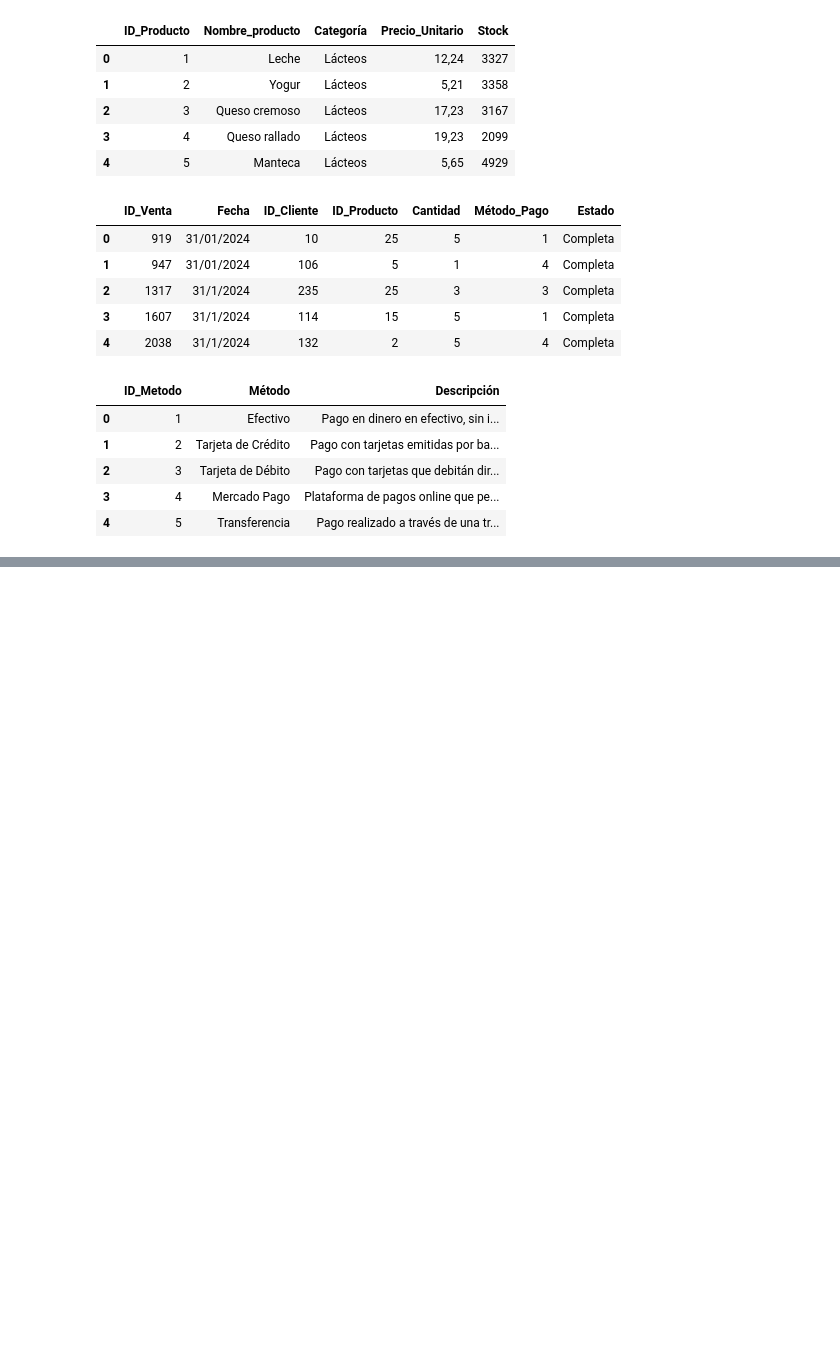
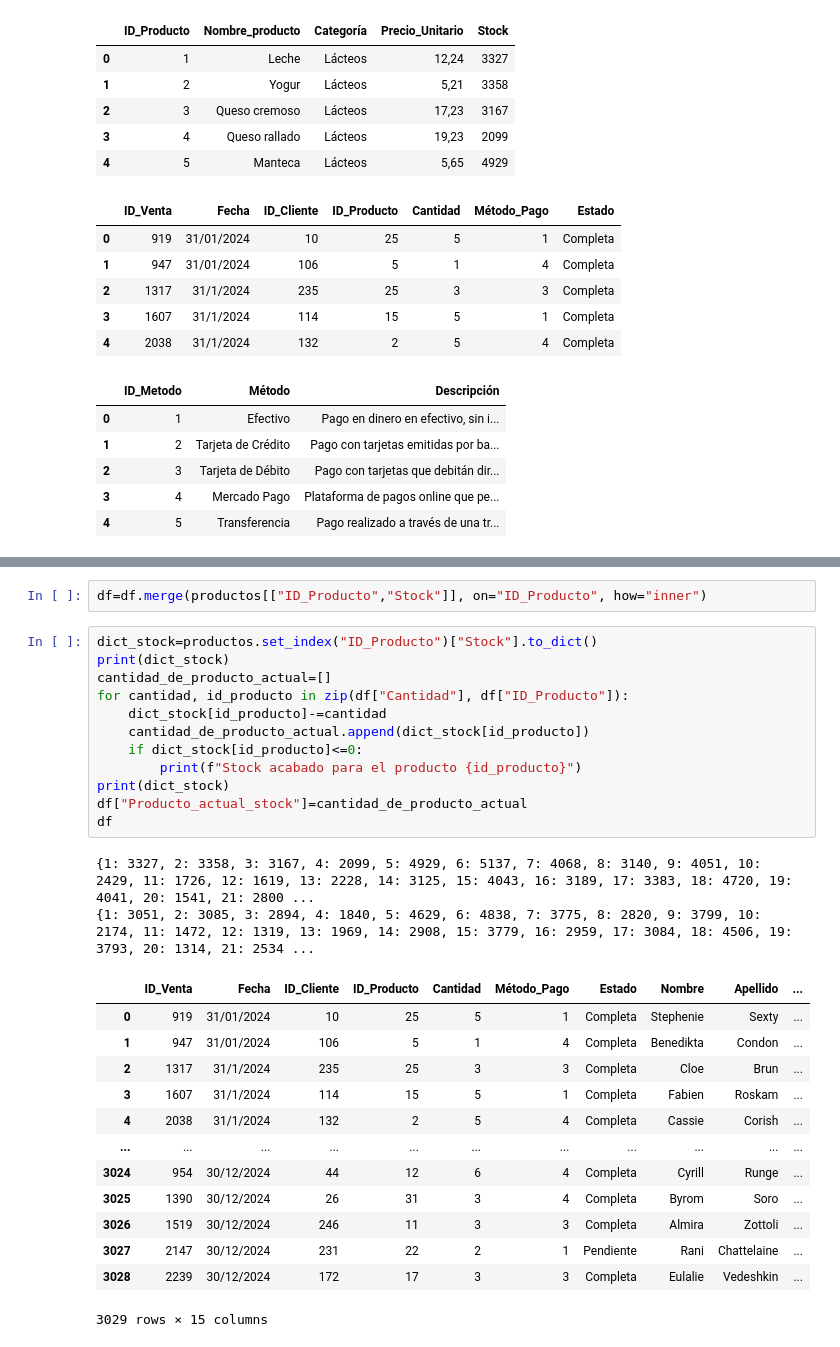
Before and after one commit to alan1x/Proyecto_SF_LKR, a Jupyter notebook: codes/principal.ipynb, the cells around one changed output, grey strips where cells are left out. Saved outputs shown, nothing was run; the diff lists cells and outputs as text; blank space fills up the shorter version.

```diff
--- a/codes/principal.ipynb
+++ b/codes/principal.ipynb
@@ -44,0 +70,30 @@ display(metodos_pago.head())
+# %%
+df=df.merge(productos[["ID_Producto","Stock"]], on="ID_Producto", how="inner")
+# %%
+dict_stock=productos.set_index("ID_Producto")["Stock"].to_dict()
+print(dict_stock)
+cantidad_de_producto_actual=[]
+for cantidad, id_producto in zip(df["Cantidad"], df["ID_Producto"]):
+    dict_stock[id_producto]-=cantidad
+    cantidad_de_producto_actual.append(dict_stock[id_producto])
+    if dict_stock[id_producto]<=0:
+        print(f"Stock acabado para el producto {id_producto}")
+print(dict_stock)
+df["Producto_actual_stock"]=cantidad_de_producto_actual
+df
+# %% [output]
+{1: 3327, 2: 3358, 3: 3167, 4: 2099, 5: 4929, 6: 5137, 7: 4068, 8: 3140, 9: 4051, 10: 2429, 11: 1726, 12: 1619, 13: 2228, 14: 3125, 15: 4043, 16: 3189, 17: 3383, 18: 4720, 19: 4041, 20: 1541, 21: 2800 ...
+{1: 3051, 2: 3085, 3: 2894, 4: 1840, 5: 4629, 6: 4838, 7: 3775, 8: 2820, 9: 3799, 10: 2174, 11: 1472, 12: 1319, 13: 1969, 14: 2908, 15: 3779, 16: 2959, 17: 3084, 18: 4506, 19: 3793, 20: 1314, 21: 2534 ...
+|  | ID_Venta | Fecha | ID_Cliente | ID_Producto | Cantidad | Método_Pago | Estado | Nombre | Apellido | ... |
+| 0 | 919 | 31/01/2024 | 10 | 25 | 5 | 1 | Completa | Stephenie | Sexty | ... |
+| 1 | 947 | 31/01/2024 | 106 | 5 | 1 | 4 | Completa | Benedikta | Condon | ... |
+| 2 | 1317 | 31/1/2024 | 235 | 25 | 3 | 3 | Completa | Cloe | Brun | ... |
+| 3 | 1607 | 31/1/2024 | 114 | 15 | 5 | 1 | Completa | Fabien | Roskam | ... |
+| 4 | 2038 | 31/1/2024 | 132 | 2 | 5 | 4 | Completa | Cassie | Corish | ... |
+| ... | ... | ... | ... | ... | ... | ... | ... | ... | ... | ... |
+| 3024 | 954 | 30/12/2024 | 44 | 12 | 6 | 4 | Completa | Cyrill | Runge | ... |
+| 3025 | 1390 | 30/12/2024 | 26 | 31 | 3 | 4 | Completa | Byrom | Soro | ... |
+| 3026 | 1519 | 30/12/2024 | 246 | 11 | 3 | 3 | Completa | Almira | Zottoli | ... |
+| 3027 | 2147 | 30/12/2024 | 231 | 22 | 2 | 1 | Pendiente | Rani | Chattelaine | ... |
+| 3028 | 2239 | 30/12/2024 | 172 | 17 | 3 | 3 | Completa | Eulalie | Vedeshkin | ... |
+3029 rows × 15 columns
```
Also changed, not shown: parts of 7 cells of this notebook.
